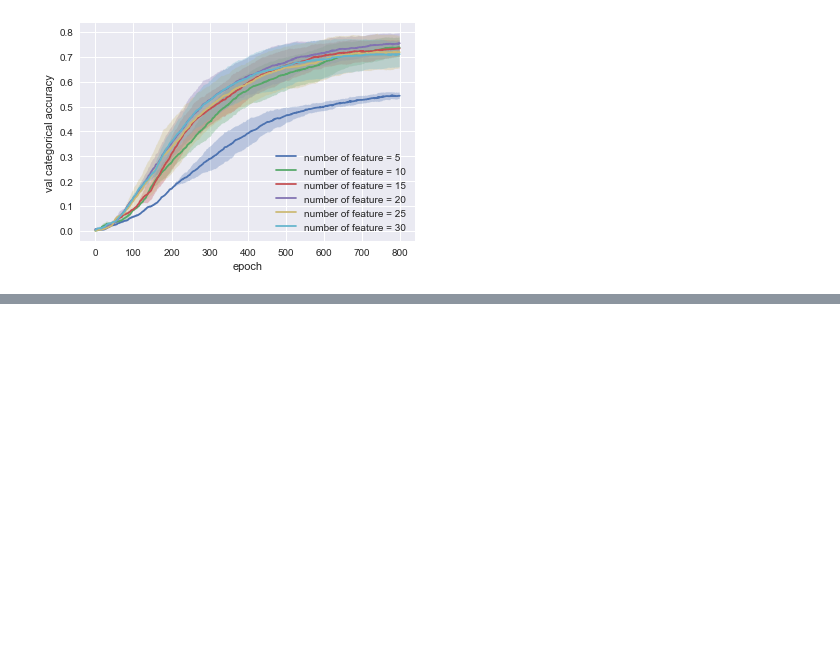
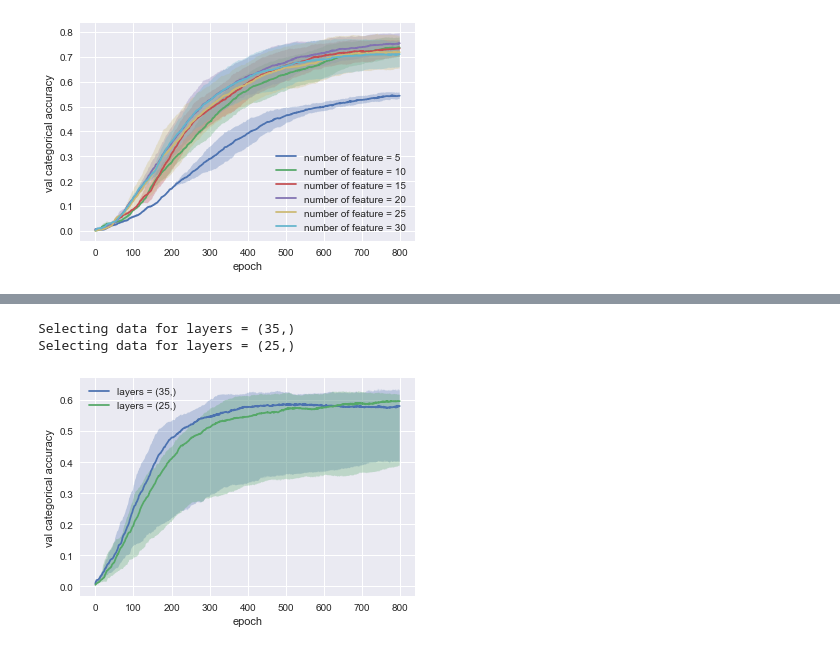
Before and after one commit to anliec/ML_homework_cluestering, a Jupyter notebook: plotter/nn.ipynb, the cells around one changed output, grey strips where cells are left out. Cells and saved outputs as stored; diff of their text form; code cells hidden in the pictures; blank space fills up the shorter version.

```diff
--- a/plotter/nn.ipynb
+++ b/plotter/nn.ipynb
@@ -221,0 +239,11 @@ Selecting data for number_of_feature = 30
+# %%
+generate_plot(con=con,
+              x_arg_name='epoch',
+              y_arg_name='val_categorical_accuracy',
+              z_arg_name='layers',
+              filters={'reduction_method': ['PCA'], 'layers': ["(35,)", "(25,)"]},
+              x_limit=800)
+# %% [output]
+Selecting data for layers = (35,)
+Selecting data for layers = (25,)
+[figure, added]
```
Also changed, not shown: parts of 14 cells of this notebook.
